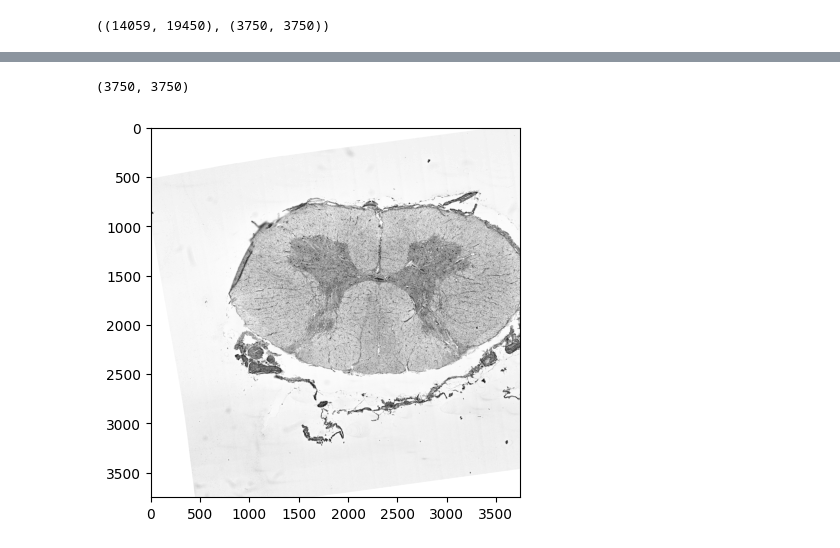
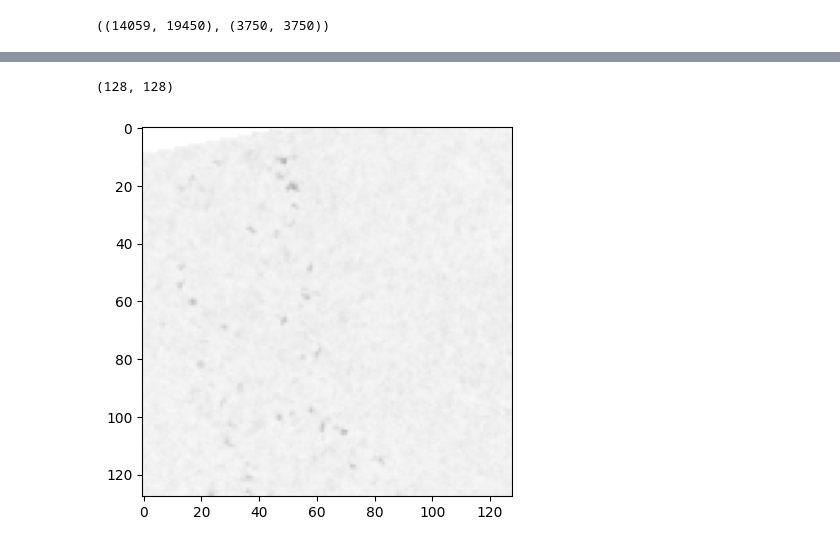
Before and after one commit to FZJ-INM1-BDA/tiamat, a Jupyter notebook: notebooks/dfield_transform.ipynb, the cells around one changed output, grey strips where cells are left out. Cells and saved outputs as stored; diff of their text form; code cells hidden in the pictures.

```diff
--- a/notebooks/dfield_transform.ipynb
+++ b/notebooks/dfield_transform.ipynb
@@ -70,10 +71,12 @@ out_result.image.shape
 # %%
 from tiamat import metadata as md
 
-gt_image = gt_reader.file_handle[:]
+gt_image = gt_reader.file_handle[
+    slice(y[0] // 4, y[1] // 4),
+    slice(x[0] // 4, x[1] // 4)]
 
 plt.imshow(gt_image, cmap='gray', vmin=0, vmax=255)
 gt_image.shape
 # %% [output]
-(3750, 3750)
+(128, 128)
-[figure, old version]
+[figure, new version]
```
Also changed, not shown: parts of 7 cells of this notebook, 2 other files.
